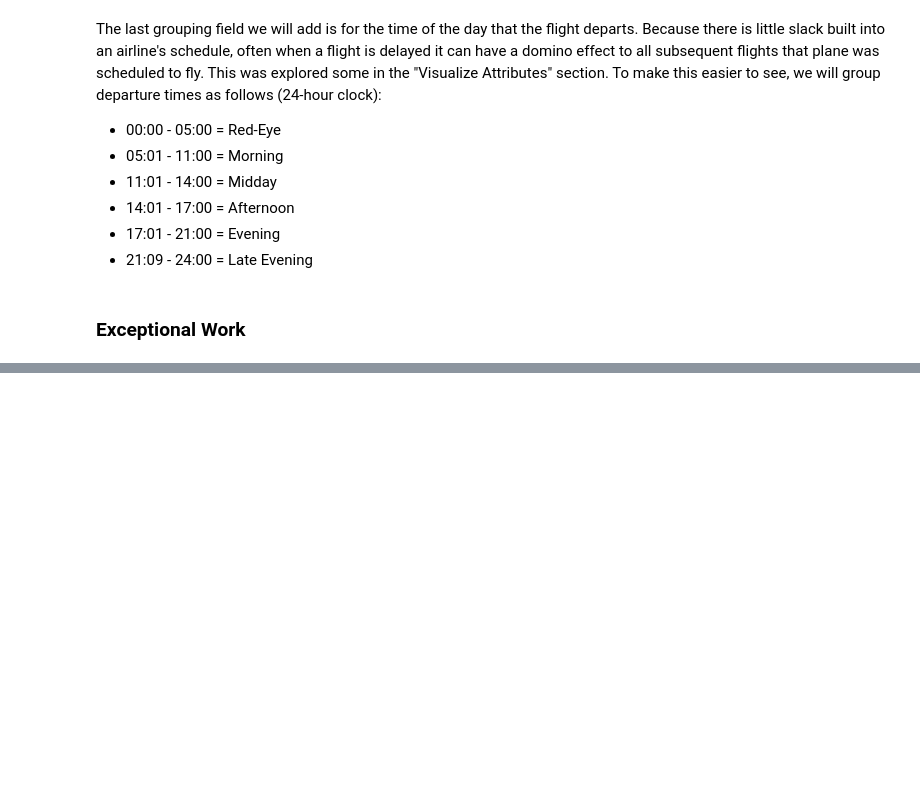
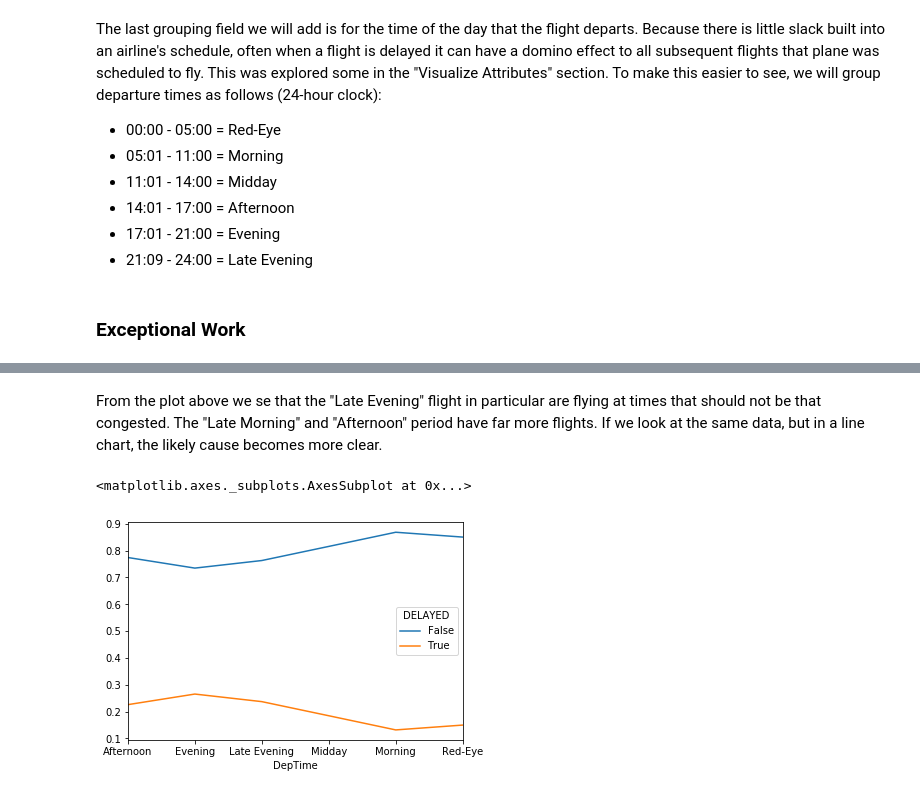
Before and after one commit to JackNelson/MSDS7331_Project1, a Jupyter notebook: Project1.ipynb, the cells around one changed output, grey strips where cells are left out. Drawn from its saved outputs; the diff is of its cells as text; code cells hidden in the pictures; blank space fills up the shorter version.

```diff
--- a/Project1.ipynb
+++ b/Project1.ipynb
@@ -624,0 +648,7 @@ df4['DepTime'] = np.where(df4.SCHEDULED_DEPARTURE < 501,'Red-Eye',
+# %% [markdown]
+From the plot above we se that the "Late Evening" flight in particular are flying at times that should not be that congested. The "Late Morning" and "Afternoon" period have far more flights. If we look at the same data, but in a line chart, the likely cause becomes more clear.
+# %%
+delays_rate.plot(kind='line')
+# %% [output]
+<matplotlib.axes._subplots.AxesSubplot at 0x...>
+[figure, added]
```
Also changed, not shown: parts of 16 cells of this notebook.
